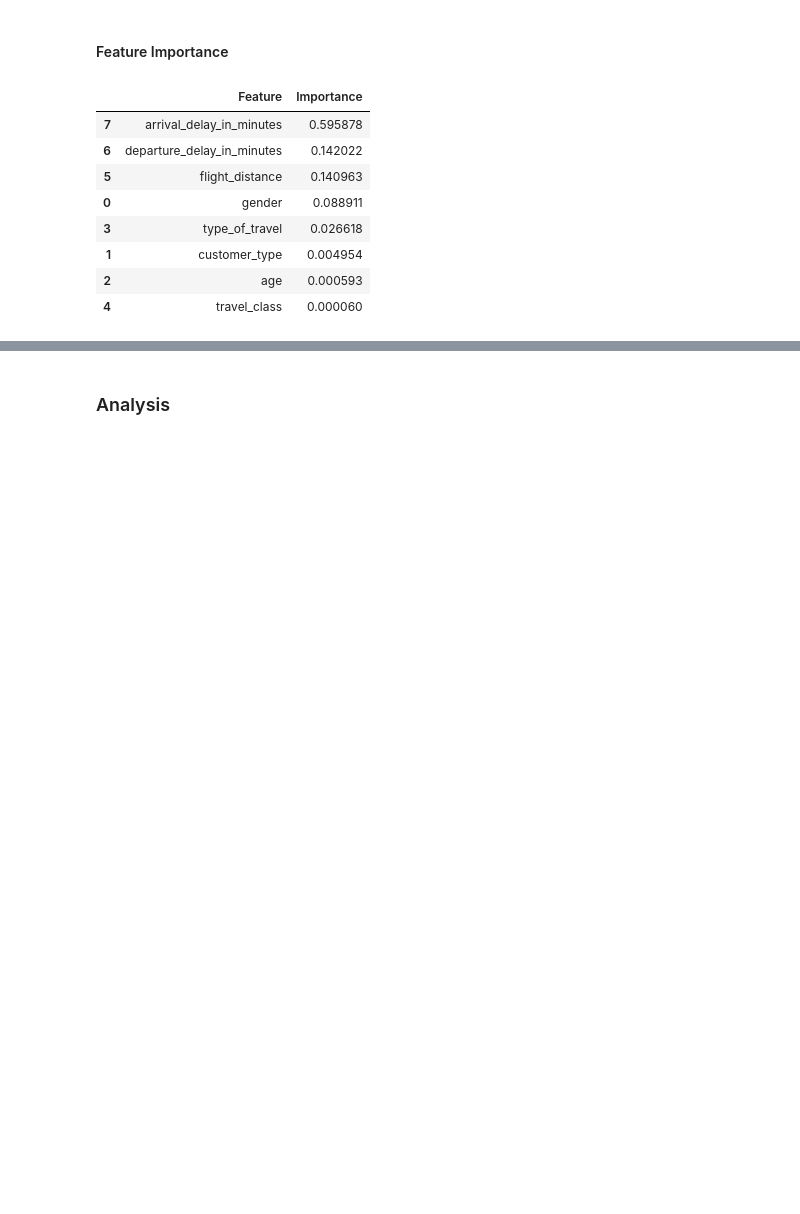
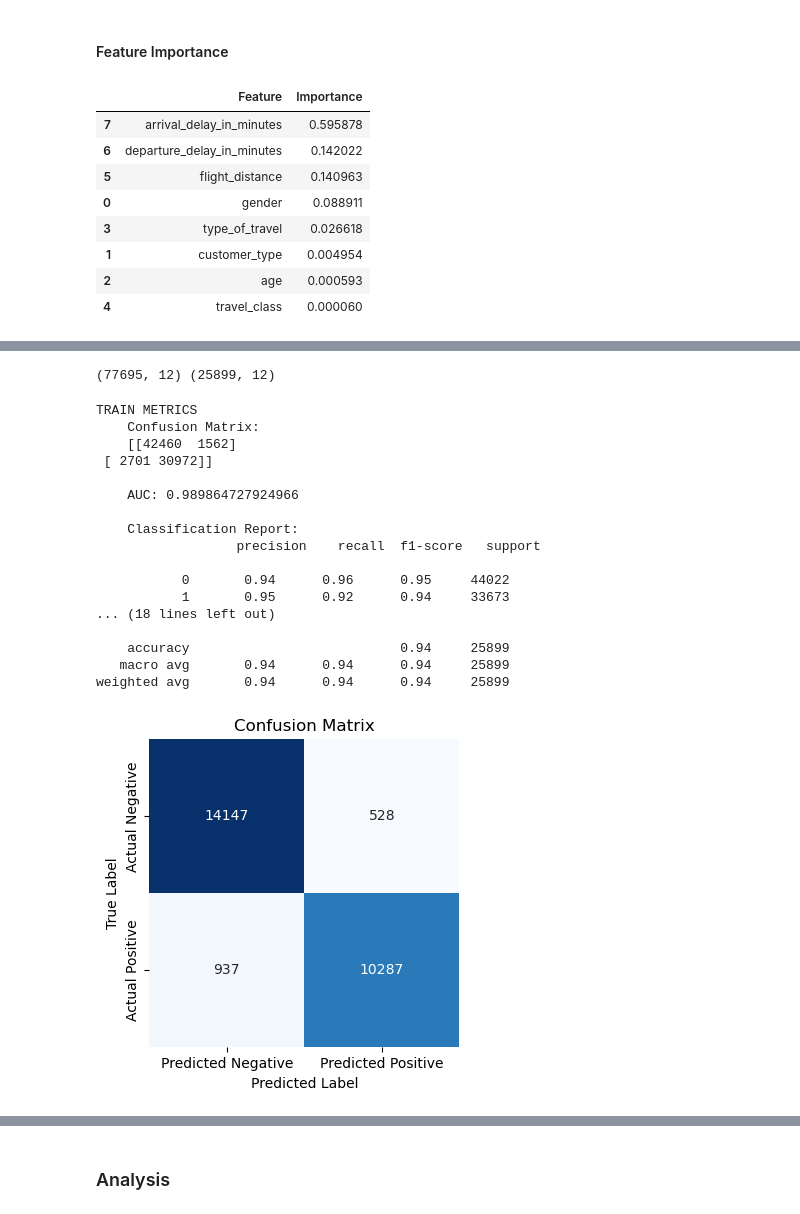
Before and after one commit to martabaker/ds_project_4, a Jupyter notebook: Notebooks/Modeling_Marta.ipynb, the cells around one changed output, grey strips where cells are left out. Cells and saved outputs as stored; diff of their text form; code cells hidden in the pictures; blank space fills up the shorter version.

```diff
--- a/Notebooks/Modeling_Marta.ipynb
+++ b/Notebooks/Modeling_Marta.ipynb
@@ -1714,0 +1468,66 @@ fi.sort_values(by="Importance", ascending=False)
+# %%
+# Define Preprocessing Pipelines
+
+# Define preprocessing for numeric features
+numeric_features = ['age', 'flight_distance']
+numeric_transformer = Pipeline(steps=[
+    ('imputer', SimpleImputer(strategy='median')),
+    ('scaler', StandardScaler())])
+
+# Define preprocessing for the binary features
+binary_features = ['gender', 'customer_type', 'type_of_travel']
+binary_transformer = Pipeline(steps=[
+    ('imputer', SimpleImputer(strategy='most_frequent', missing_values=pd.NA)),
+    ('label', OrdinalEncoder())])  # Label encode for binary feature
+
+# Define preprocessing for categorical features
+categorical_features = ['inflight_wifi_service',
+       'departure/arrival_time_convenient', 'ease_of_online_booking',
+       'gate_location', 'food_and_drink', 'online_boarding', 'seat_comfort']
+categorical_transformer = Pipeline(steps=[
+    ('imputer', SimpleImputer(strategy='most_frequent', missing_values=pd.NA)),
+    ('onehot', OneHotEncoder(handle_unknown='ignore'))])
+
+# Combine preprocessing for numeric and categorical features
+preprocessor = ColumnTransformer(
+    transformers=[
+        ('num', numeric_transformer, numeric_features),
+        ('binary', binary_transformer, binary_features),
+        ('cat', categorical_transformer, categorical_features)])
+# %%
+ # Step 1: Get the data (NOTE: this is the original dataframe, not the one used for the correlations)
+X = df5.drop(columns=["satisfaction"])
+y = df5.satisfaction
+
+X_train, X_test, y_train, y_test = train_test_split(X, y, test_size=0.25, random_state=1, stratify=y)
+print(X_train.shape, X_test.shape)
+# %% [output]
+(77695, 12) (25899, 12)
+# %%
+# Step 2: Init the Model
+lgbm = Pipeline([
+    ('preprocessor', preprocessor),
+    ('classifier', LGBMClassifier(random_state=42, verbose=-1))
+])
+
+# Do Machine Learning
+classModel(lgbm, X_train, X_test, y_train, y_test)
+# %% [output]
+TRAIN METRICS
+    Confusion Matrix:
+    [[42460  1562]
+ [ 2701 30972]]
+
+    AUC: 0.989864727924966
+
+    Classification Report:
+                  precision    recall  f1-score   support
+
+           0       0.94      0.96      0.95     44022
+           1       0.95      0.92      0.94     33673
+... (18 lines left out)
+
+    accuracy                           0.94     25899
+   macro avg       0.94      0.94      0.94     25899
+weighted avg       0.94      0.94      0.94     25899
+[figure, added]
```
Also changed, not shown: parts of 29 cells of this notebook.
